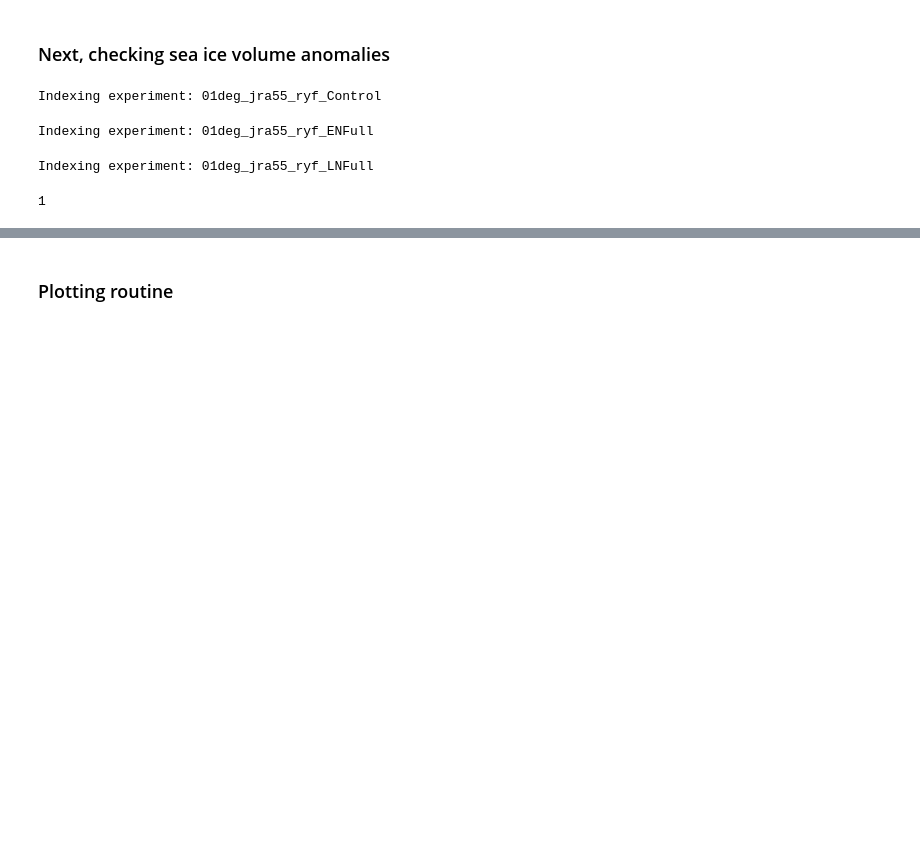
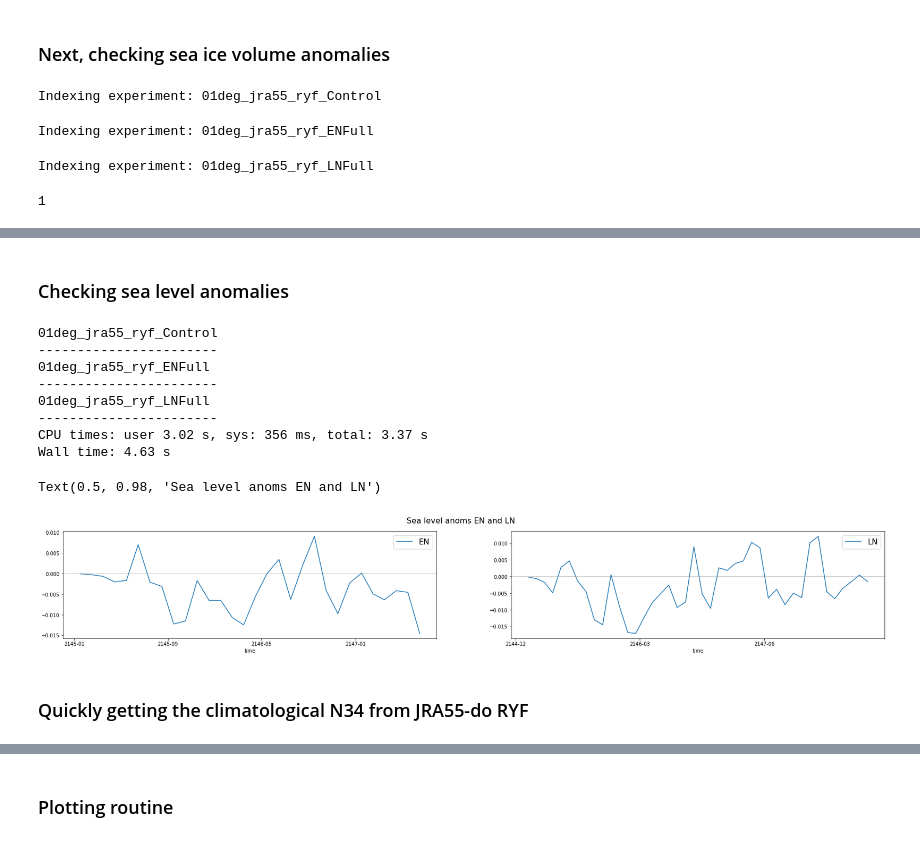
Before and after one commit to mauricehuguenin/ENSO-Antarctica_scripts, a Jupyter notebook: time_series_N34_and_simulated_N34_along_with_temps.ipynb, the cells around one changed output, grey strips where cells are left out. Cells and saved outputs as stored; diff of their text form; code cells hidden in the pictures; blank space fills up the shorter version.

```diff
--- a/time_series_N34_and_simulated_N34_along_with_temps.ipynb
+++ b/time_series_N34_and_simulated_N34_along_with_temps.ipynb
@@ -890,0 +964,40 @@ Wall time: 4min 28s
+# %% [markdown]
+### Checking sea level anomalies
+# %%
+%%time
+# adapted from Pedro Colombo's sea ice calculations on github
+from datetime import timedelta
+exp    = ['01deg_jra55_ryf_Control','01deg_jra55_ryf_ENFull', '01deg_jra55_ryf_LNFull']
+# ---------------------------------------------------------------------------------- #
+sel_lat   = [   0,  500]  # 81.1°S - 59.5°S                                          #
+sel_lon   = [1299, 2200]  # [1299, 2200] = 150°W - 60°W                              #
+# ---------------------------------------------------------------------------------- #
+area_t = cc.querying.getvar(exp[0], 'area_t', session, n=1)
+
+for e in range(3): # loop through the two simulations ENFull and LNFull
+    print(exp[e])
+
+    sea_level   = cc.querying.getvar(exp[e], 'sea_level', session, frequency='1 monthly')[:, sel_lat[0]:sel_lat[1], sel_lon[0]:sel_lon[1]]   # height of the sea ice
+    sea_level   = (sea_level *above1000_tcells).mean(['yt_ocean', 'xt_ocean']).load()
+
+    if e == 0: sea_level_clim = sea_level
+    if e == 1: sea_level_EN_anom = (sea_level - sea_level_clim)
+    if e == 2: sea_level_LN_anom = (sea_level - sea_level_clim)
+    print('-----------------------')
+plt.figure(figsize=(30,4))
+plt.subplot(1,2,1); sea_level_EN_anom.plot(label='EN'); plt.legend(fontsize=16); plt.axhline(0, c='grey', linewidth=.5)
+plt.subplot(1,2,2); sea_level_LN_anom.plot(label='LN'); plt.legend(fontsize=16); plt.axhline(0, c='grey', linewidth=.5); plt.suptitle('Sea level anoms EN and LN', fontsize=16)
+# Wall time: 4min 19s
+# %% [output]
+01deg_jra55_ryf_Control
+-----------------------
+01deg_jra55_ryf_ENFull
+-----------------------
+01deg_jra55_ryf_LNFull
+-----------------------
+CPU times: user 3.02 s, sys: 356 ms, total: 3.37 s
+Wall time: 4.63 s
+Text(0.5, 0.98, 'Sea level anoms EN and LN')
+[figure, added]
+# %% [markdown]
+### Quickly getting the climatological N34 from JRA55-do RYF
```
Also changed, not shown: parts of 30 cells of this notebook.
